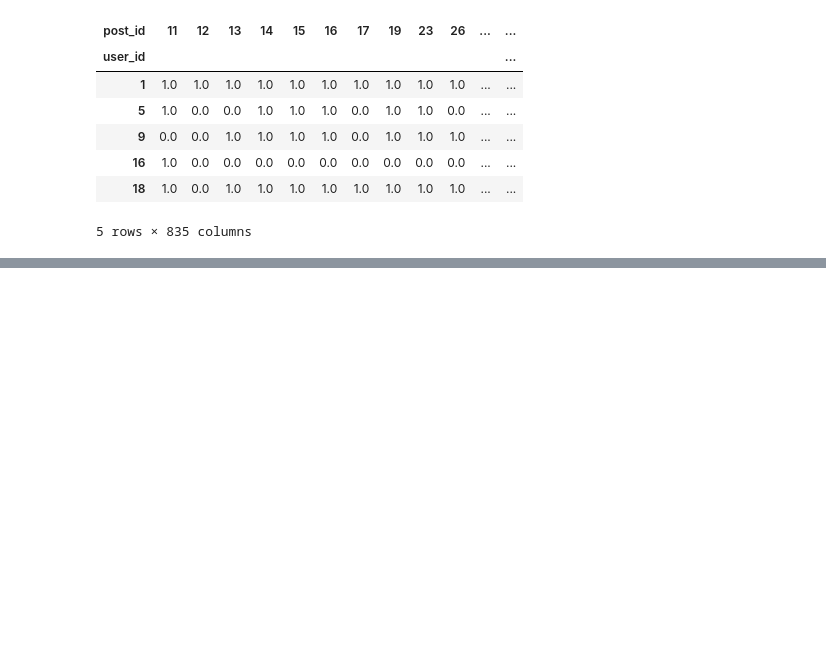
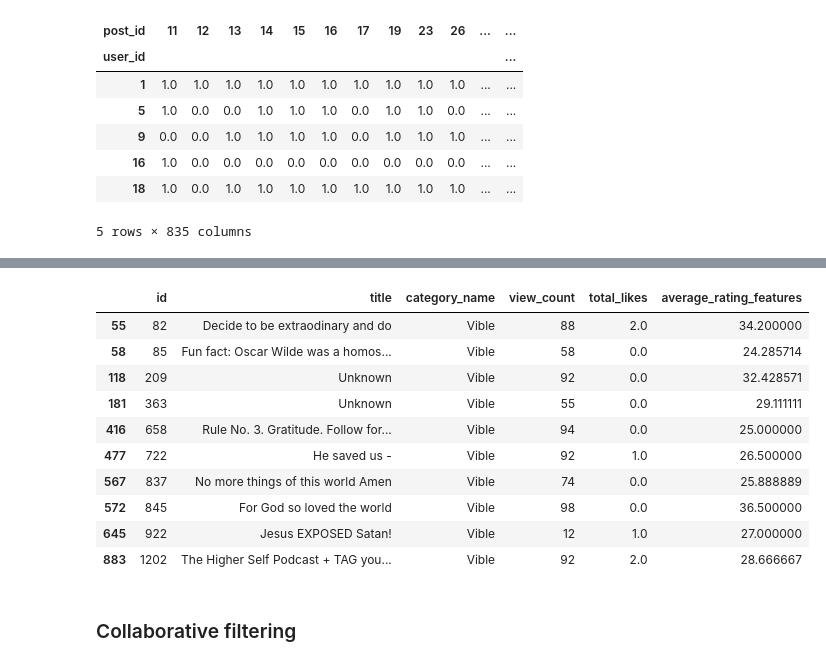
Before and after one commit to rjacaac211/Video-Recommendation-Assignment-Acaac, a Jupyter notebook: notebooks/recommendations_algorithms_0.ipynb, the cells around one changed output, grey strips where cells are left out. Saved outputs shown, nothing was run; the diff lists cells and outputs as text; code cells hidden in the pictures; blank space fills up the shorter version.

```diff
--- a/notebooks/recommendations_algorithms.ipynb
+++ b/notebooks/recommendations_algorithms_0.ipynb
@@ -364,0 +413,20 @@ User-Post Matrix Shape: (831, 835)
+# %%
+# Filter content_features for the recommended Post IDs
+recommended_posts_content = content_features[content_features['id'].isin([82, 85, 837, 722, 658, 363, 845, 209, 1202, 922])]
+
+# Display the details of recommended posts
+recommended_posts_content[['id', 'title', 'category_name', 'view_count', 'total_likes', 'average_rating_features']]
+# %% [output]
+|  | id | title | category_name | view_count | total_likes | average_rating_features |
+| 55 | 82 | Decide to be extraodinary and do | Vible | 88 | 2.0 | 34.200000 |
+| 58 | 85 | Fun fact: Oscar Wilde was a homos... | Vible | 58 | 0.0 | 24.285714 |
+| 118 | 209 | Unknown | Vible | 92 | 0.0 | 32.428571 |
+| 181 | 363 | Unknown | Vible | 55 | 0.0 | 29.111111 |
+| 416 | 658 | Rule No. 3. Gratitude. Follow for... | Vible | 94 | 0.0 | 25.000000 |
+| 477 | 722 | He saved us - | Vible | 92 | 1.0 | 26.500000 |
+| 567 | 837 | No more things of this world Amen | Vible | 74 | 0.0 | 25.888889 |
+| 572 | 845 | For God so loved the world | Vible | 98 | 0.0 | 36.500000 |
+| 645 | 922 | Jesus EXPOSED Satan! | Vible | 12 | 1.0 | 27.000000 |
+| 883 | 1202 | The Higher Self Podcast + TAG you... | Vible | 92 | 2.0 | 28.666667 |
+# %% [markdown]
+### Collaborative filtering
```
Also changed, not shown: parts of 4 cells of this notebook.
